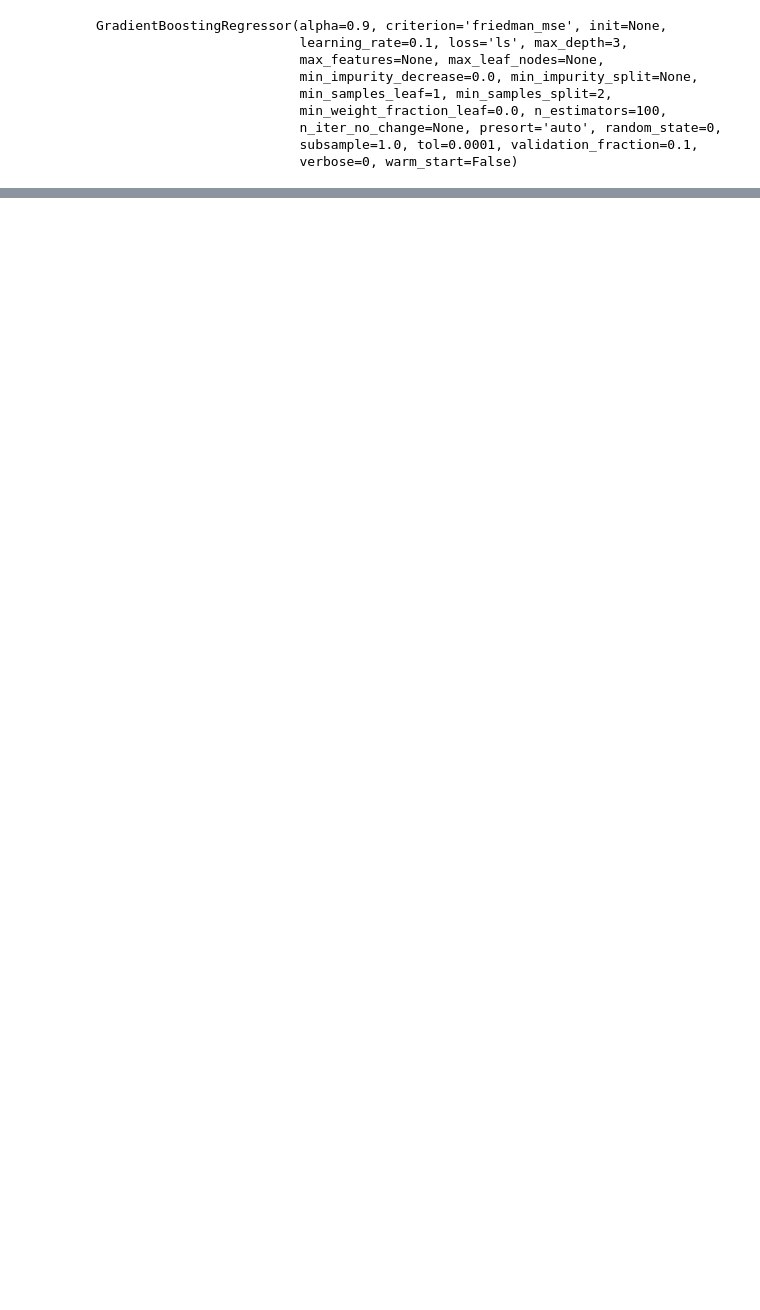
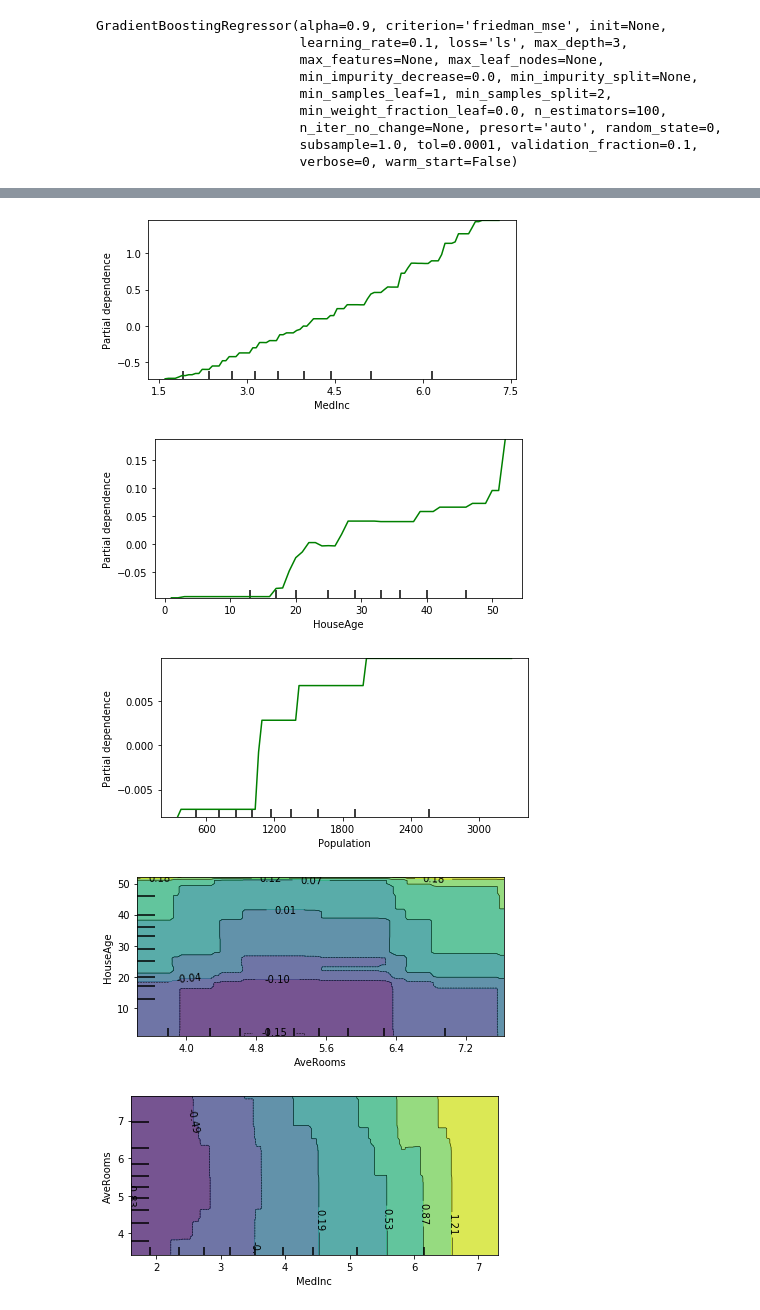
Before and after one commit to seolbluewings/Python, a Jupyter notebook: Partial Dependence Plot.ipynb, the cells around one changed output, grey strips where cells are left out. Cells and saved outputs as stored; diff of their text form; code cells hidden in the pictures; blank space fills up the shorter version.

```diff
--- a/Partial Dependence Plot.ipynb
+++ b/Partial Dependence Plot.ipynb
@@ -35,6 +39,6 @@ y.head()
 # %%
-GBR_MODEL = GradientBoostingRegressor(random_state = 0)
-GBR_MODEL.fit(X,y)
+gbr_model = GradientBoostingRegressor(random_state = 0)
+gbr_model.fit(X,y)
 # %% [output]
 GradientBoostingRegressor(alpha=0.9, criterion='friedman_mse', init=None,
                           learning_rate=0.1, loss='ls', max_depth=3,
@@ -57,0 +57,2 @@ plot_partial_dependence(GBR_MODEL, X, features = [(0,1)], feature_names=names)
+# %%
+features = [0,1,4,[2,1],[0,2],[3,4]]
@@ -57,0 +66,9 @@ plot_partial_dependence(GBR_MODEL, X, features = [(0,1)], feature_names=names)
+# %%
+for iter in range(1,len(features)+1):
+    plot_partial_dependence(gbr_model, X, features = [features[iter-1]], feature_names = names)
+# %% [output]
+[figure, added]
+[figure, added]
+[figure, added]
+[figure, added]
+[figure, added]
```
Also changed, not shown: parts of 8 cells of this notebook.
